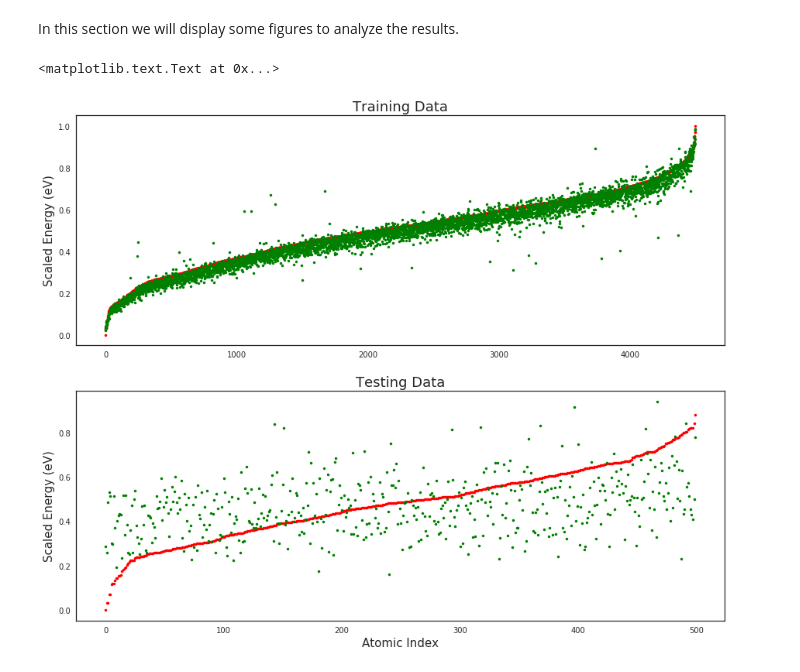
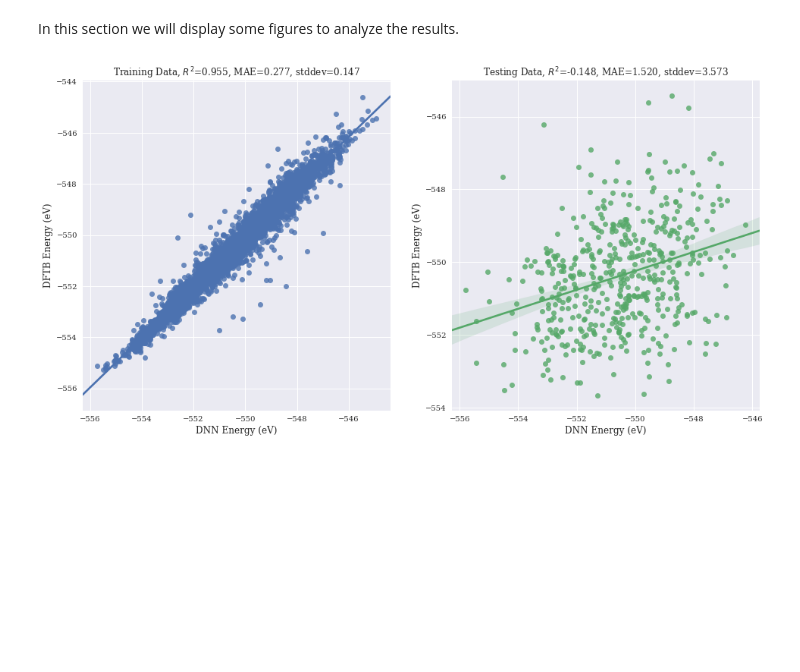
Before and after one commit to Bismarrck/kcon, a Jupyter notebook: mbenn/zhai_mbenn.ipynb, the cells around one changed output. Saved outputs shown, nothing was run; the diff lists cells and outputs as text; code cells hidden in the pictures; blank space fills up the shorter version.

```diff
--- a/mbenn/zhai_mbenn.ipynb
+++ b/mbenn/zhai_mbenn.ipynb
@@ -907,18 +942,29 @@ test_orders = np.argsort(y_test.flatten())
-# %%
-plt.rcParams["figure.figsize"] = [15, 12]
-
-sns.set_style("white")
-fig, (ax1, ax2) = plt.subplots(2, 1)
-ax1.plot(y_train[train_orders], "r.")
-ax1.plot(y_train_est[train_orders], "g.")
-ax1.set_ylabel("Scaled Energy (eV)", fontsize=15)
-ax1.set_title("Training Data", fontsize=18)
-
-ax2.plot(y_test[test_orders], "r.")
-ax2.plot(y_test_est[test_orders], "g.")
-ax2.set_xlabel("Atomic Index", fontsize=15)
-ax2.set_ylabel("Scaled Energy (eV)", fontsize=15)
-ax2.set_title("Testing Data", fontsize=18)
-# %% [output]
-<matplotlib.text.Text at 0x...>
-[figure, removed]
+# %%
+# Transform the estimates and targets back to energies
+y_train_est = eval_in_batches(X_train)
+y_test_est = eval_in_batches(X_test)
+energies_train = scaler.inverse_transform(y_train)
+energies_train_pred = scaler.inverse_transform(y_train_est)
+energies_test = scaler.inverse_transform(y_test)
+energies_test_pred = scaler.inverse_transform(y_test_est)
+# %%
+# Plot the regression figure using ``seaborn.regplot``.
+fig, axes = plt.subplots(1, 2, figsize=[16, 8])
+
+def plot_regression(y_true, y_pred, iax, title):
+  r2 = r2_score(y_true, y_pred)
+  mae = mean_abs_error(y_true, y_pred)
+  diff = y_true - y_pred
+  stddev = np.var(diff)
+  ax = sns.regplot(x=y_true.flatten(), y=y_pred.flatten(), ax=axes[iax])
+  ax.set_ylabel("DFTB Energy (eV)", fontsize=12)
+  ax.set_xlabel("DNN Energy (eV)", fontsize=12)
+  ax.set_title("%s, $R^2$=%.3f, MAE=%.3f, stddev=%.3f" % (title, r2, mae, stddev), fontsize=12)
+
+# Plot the training result
+plot_regression(energies_train, energies_train_pred, 0, "Training Data")
+
+# Plot the testing result
+plot_regression(energies_test, energies_test_pred, 1, "Testing Data")
+# %% [output]
+[figure, added]
```
Also changed, not shown: parts of 15 cells of this notebook.
